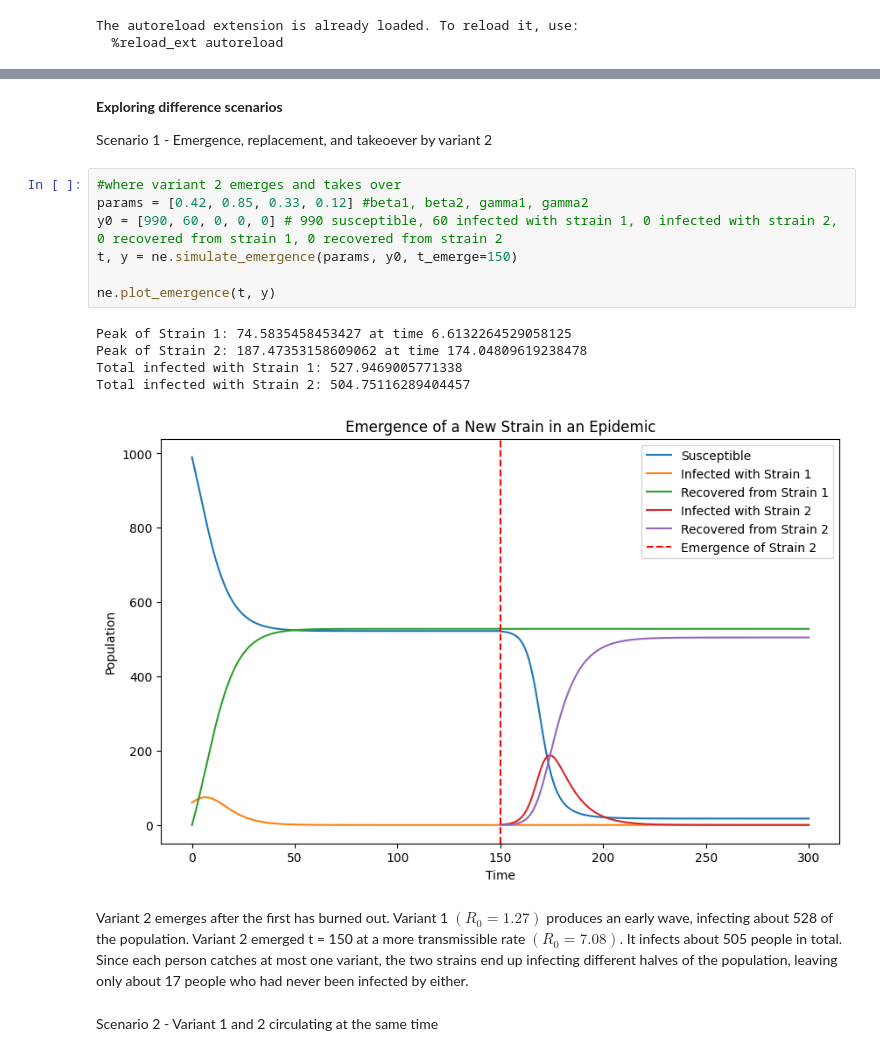
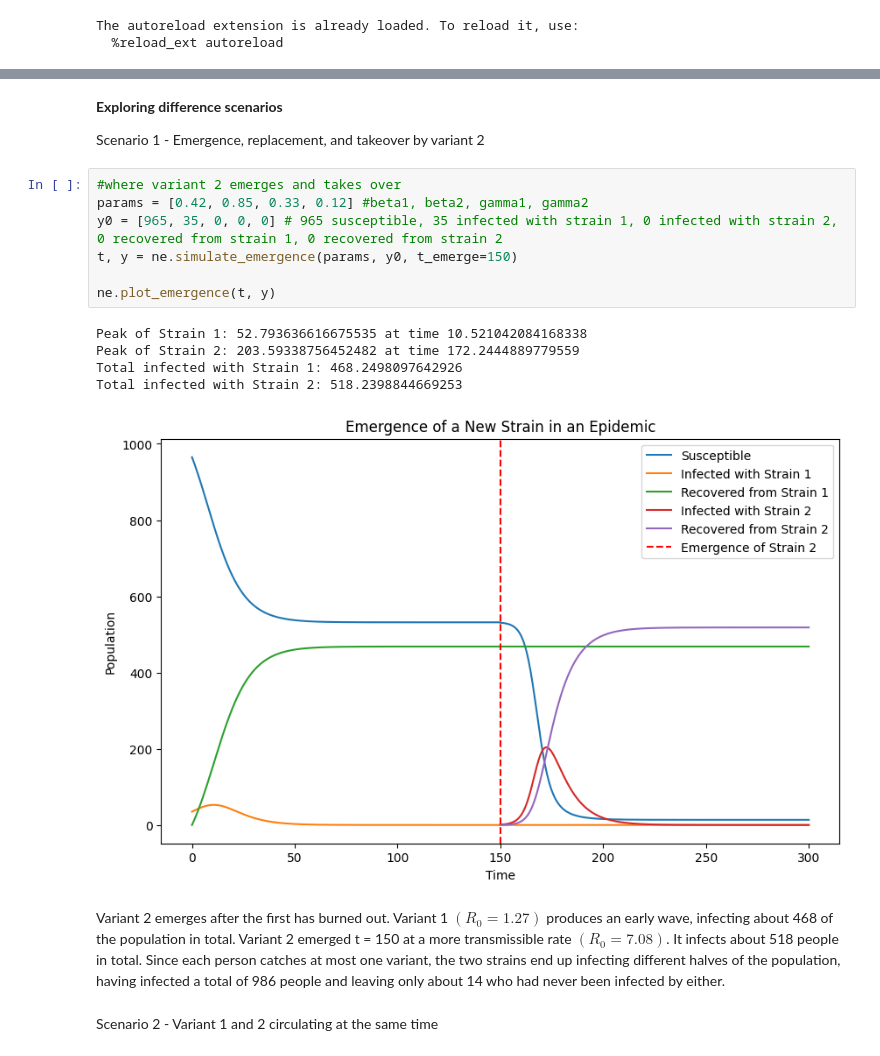
Before and after one commit to kguzman24/epidemic-drivers-through-machine-learning, a Jupyter notebook: notebooks/exploring_new_emergence.ipynb, the cells around one changed output, grey strips where cells are left out. Drawn from its saved outputs; the diff is of its cells as text.

```diff
--- a/notebooks/exploring_new_emergence.ipynb
+++ b/notebooks/exploring_new_emergence.ipynb
@@ -34,22 +22,22 @@ Total infected with Strain 2: 66.58733979672412
 # %% [markdown]
 **Exploring difference scenarios**
 
-Scenario 1 - Emergence, replacement, and takeoever by variant 2
+Scenario 1 - Emergence, replacement, and takeover by variant 2
 # %%
 #where variant 2 emerges and takes over
 params = [0.42, 0.85, 0.33, 0.12] #beta1, beta2, gamma1, gamma2
-y0 = [990, 60, 0, 0, 0] # 990 susceptible, 60 infected with strain 1, 0 infected with strain 2, 0 recovered from strain 1, 0 recovered from strain 2
+y0 = [965, 35, 0, 0, 0] # 965 susceptible, 35 infected with strain 1, 0 infected with strain 2, 0 recovered from strain 1, 0 recovered from strain 2
 t, y = ne.simulate_emergence(params, y0, t_emerge=150)
 
 ne.plot_emergence(t, y)
 # %% [output]
-Peak of Strain 1: 74.5835458453427 at time 6.6132264529058125
-Peak of Strain 2: 187.47353158609062 at time 174.04809619238478
-Total infected with Strain 1: 527.9469005771338
-Total infected with Strain 2: 504.75116289404457
+Peak of Strain 1: 52.793636616675535 at time 10.521042084168338
+Peak of Strain 2: 203.59338756452482 at time 172.2444889779559
+Total infected with Strain 1: 468.2498097642926
+Total infected with Strain 2: 518.2398844669253
-[figure, old version]
+[figure, new version]
 # %% [markdown]
-Variant 2 emerges after the first has burned out. Variant 1 $(R_0 = 1.27)$ produces an early wave, infecting about 528 of the population. Variant 2 emerged t = 150 at a more transmissible rate $(R_0 = 7.08)$. It infects about 505 people in total. Since each person catches at most one variant, the two strains end up infecting different halves of the population, leaving only about 17 people who had never been infected by either.
+Variant 2 emerges after the first has burned out. Variant 1 $(R_0 = 1.27)$ produces an early wave, infecting about 468 of the population in total. Variant 2 emerged t = 150 at a more transmissible rate $(R_0 = 7.08)$. It infects about 518 people in total. Since each person catches at most one variant, the two strains end up infecting different halves of the population, having infected a total of 986 people and leaving only about 14 who had never been infected by either.
 # %% [markdown]
 Scenario 2 - Variant 1 and 2 circulating at the same time
 # %%
```
Also changed, not shown: parts of 6 cells of this notebook, 11 other files.
